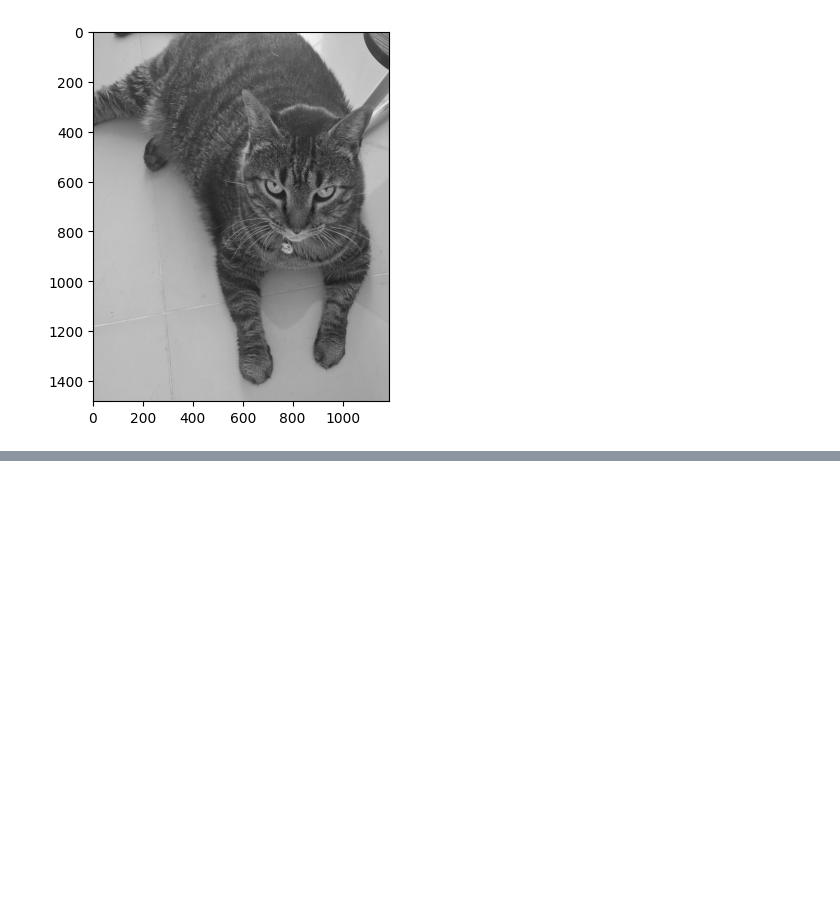
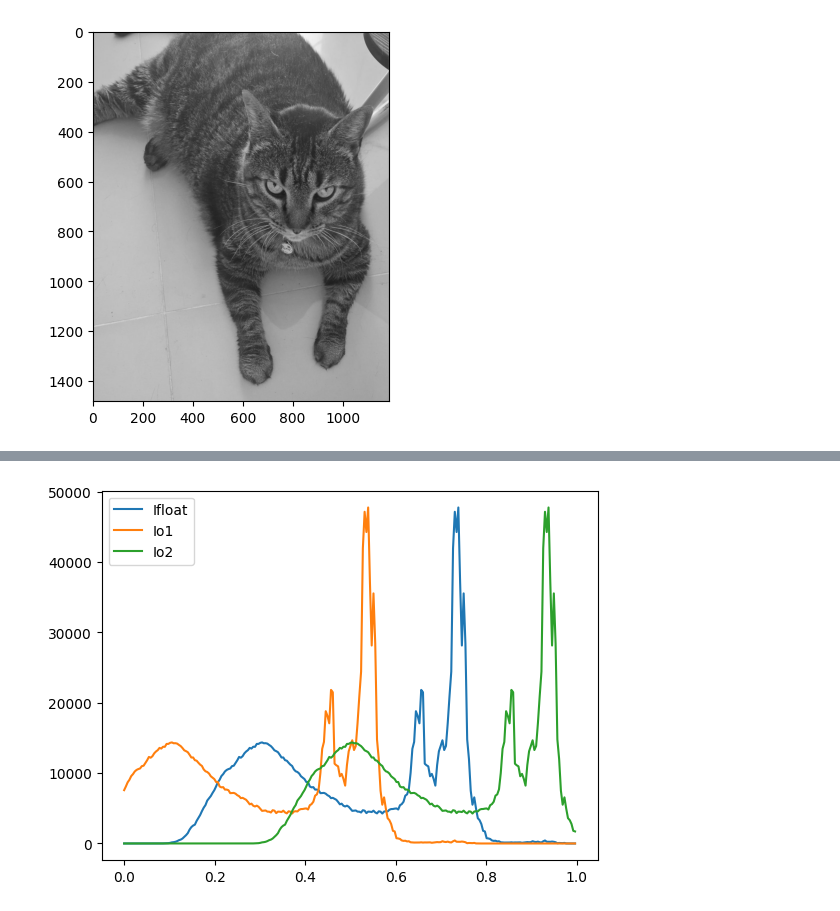
Before and after one commit to vc-2025-ii/20250915_imgproc, a Jupyter notebook: notebook.ipynb, the cells around one changed output, grey strips where cells are left out. Drawn from its saved outputs; the diff is of its cells as text; code cells hidden in the pictures; blank space fills up the shorter version.

```diff
--- a/notebook.ipynb
+++ b/notebook.ipynb
@@ -127,0 +181,15 @@ plt.imshow(Itot)
+# %%
+Io1 = Ifloat-0.2
+Io2 = Ifloat+0.2
+# Histogramas
+histfloat, bins = np.histogram(Ifloat.flatten(), bins=256, range=(0.0, 1.0))
+histIo1, bins = np.histogram(Io1.flatten(), bins=256, range=(0.0, 1.0))
+histIo2, bins = np.histogram(Io2.flatten(), bins=256, range=(0.0, 1.0))
+plt.figure()
+plt.plot(bins[:-1], histfloat, label='Ifloat')
+plt.plot(bins[:-1], histIo1, label='Io1')
+plt.plot(bins[:-1], histIo2, label='Io2')
+plt.legend()
+plt.show()
+# %% [output]
+[figure, added]
```
Also changed, not shown: parts of 21 cells of this notebook.
